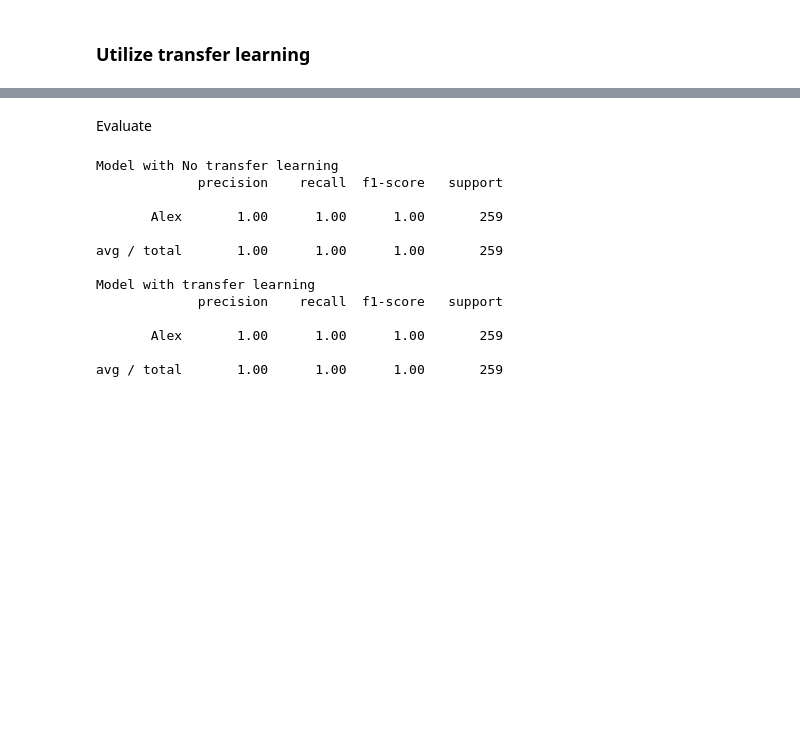
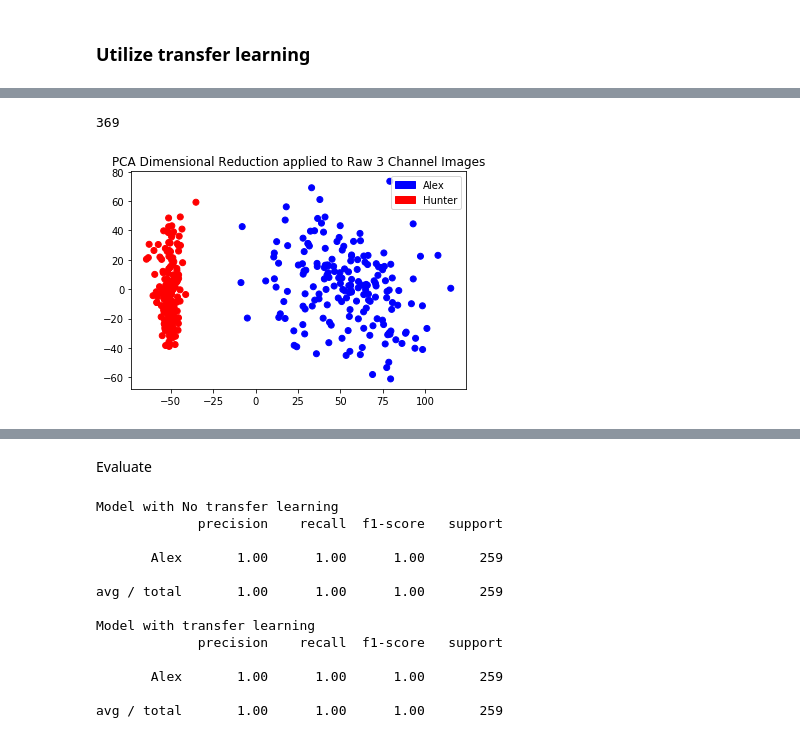
Before and after one commit to Gnosky/Data401Project4, a Jupyter notebook: AlexHunterNet-Raw-3-Channel.ipynb, the cells around one changed output, grey strips where cells are left out. Saved outputs shown, nothing was run; the diff lists cells and outputs as text; code cells hidden in the pictures; blank space fills up the shorter version.

```diff
--- a/AlexHunterNet-Raw-3-Channel.ipynb
+++ b/AlexHunterNet-Raw-3-Channel.ipynb
@@ -64,5 +52,19 @@ num_classes = 2
 # %%
+from sklearn.model_selection import StratifiedKFold
+
+# Take out alpha component of image
+imgs = [img[:,:,[0,1,2]] for img in imgs]
+imgs = np.stack(imgs, axis=0)
+
+
+num_classes = 2
 num_channels = 3
+batch_size=4
+epochs=2
+k = 10
+
+strat_cv = StratifiedKFold(n_splits=k, shuffle=True)
+
 #data augmentation
 datagen = ImageDataGenerator(
     featurewise_center=False,  # set input mean to 0 over the dataset
@@ -75,11 +77,6 @@ datagen = ImageDataGenerator(
     height_shift_range=.2,  # randomly shift images vertically (fraction of total height)
     horizontal_flip=True,  # randomly flip images
     vertical_flip=False)  # randomly flip images
-
-datagen.fit(x_train)
-
-batch_size=4
-epochs=5
 # %% [markdown]
 ### Model with no transfer learning
 # %%
@@ -130,0 +206,25 @@ Epoch 5/5
+# %%
+len(imgs)
+# %% [output]
+369
+# %%
+# trans_imgs = model.predict(imgs)
+
+pca_imgs = imgs.reshape(len(imgs),-1)
+
+from sklearn.decomposition import PCA
+pca = PCA(n_components=2)
+pca_imgs = pca.fit_transform(pca_imgs)
+
+import matplotlib.patches as mpatches
+alex = mpatches.Patch(color='blue', label='Alex')
+hunter = mpatches.Patch(color='red', label='Hunter')
+
+a = plt.scatter(pca_imgs[:,0],pca_imgs[:,1],
+            c=['red' if label=='Hunter' else 'blue' for label in labels])
+
+plt.legend(handles=[alex,hunter])
+plt.title('PCA Dimensional Reduction applied to Raw 3 Channel Images')
+plt.savefig('raw_dimension_reduction')
+# %% [output]
+[figure, added]
```
Also changed, not shown: parts of 18 cells of this notebook, 1 other file.
